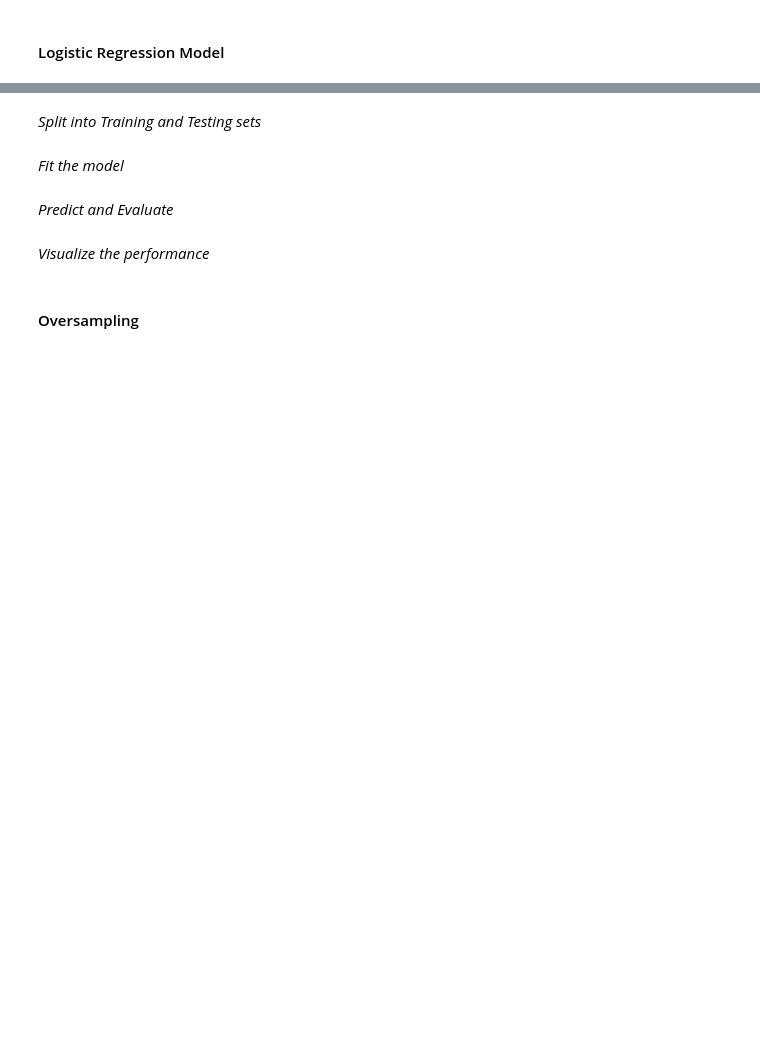
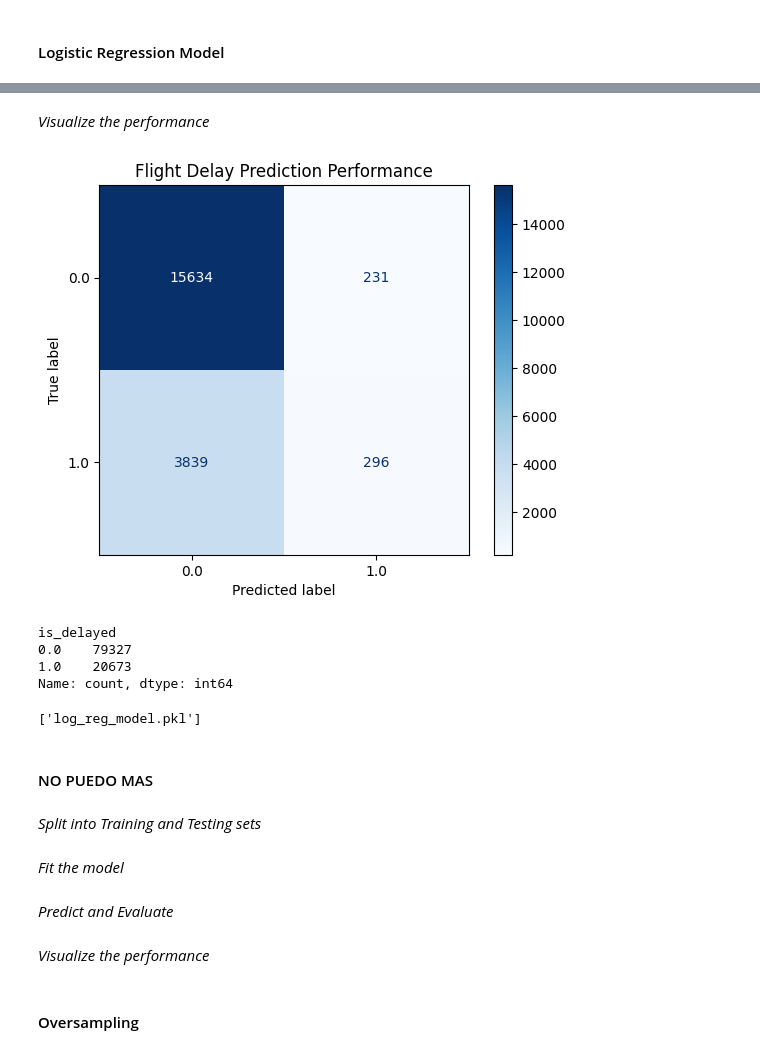
Before and after one commit to viladomiupati-sys/final_project, a Jupyter notebook: notebooks/ml_analysis_logistic_reg.ipynb, the cells around one changed output, grey strips where cells are left out. Cells and saved outputs as stored; diff of their text form; code cells hidden in the pictures; blank space fills up the shorter version.

```diff
--- a/notebooks/ml_analysis_logistic_reg.ipynb
+++ b/notebooks/ml_analysis_logistic_reg.ipynb
@@ -106,16 +126,3 @@ df_ml_concat = pd.concat([df_ml_numeric_scaled, df_ml_cat_scaled], axis=1)
 # %%
-features = [
-    'month',
-    'day_of_month',
-    'day_of_week',
-    'dep_bin',
-    'season',
-    'origin',
-    'dest',
-    'op_unique_carrier'
-]
-
-target = 'is_delayed'
-
-X = df_ml_concat[features]
-y = df_ml_concat[target]
+X = df_ml_concat
+y = df_ml['is_delayed']
@@ -123,0 +141,7 @@ y = df_ml_concat[target]
+# %%
+X_train, X_test, y_train, y_test = train_test_split(X, y, test_size=0.2, random_state=42, stratify=y)
+# %%
+log_reg_pipeline = Pipeline(steps=[
+    ('scaler', StandardScaler()),
+    ('classifier', LogisticRegression(max_iter=1000))
+])
@@ -123,0 +150,2 @@ y = df_ml_concat[target]
+# %%
+log_reg_pipeline.fit(X_train, y_train)
@@ -124 +169,26 @@ y = df_ml_concat[target]
+# %% [markdown]
+*Visualize the performance*
+# %%
+from sklearn.metrics import ConfusionMatrixDisplay
+
+ConfusionMatrixDisplay.from_estimator(log_reg_pipeline, X_test, y_test, cmap='Blues')
+plt.title("Flight Delay Prediction Performance")
+plt.show()
+# %% [output]
+[figure, added]
+# %%
+df_ml['is_delayed'].value_counts()
+# %% [output]
+is_delayed
+0.0    79327
+1.0    20673
+Name: count, dtype: int64
+# %%
+import joblib
+
+joblib.dump(log_reg_pipeline, "log_reg_model.pkl")
+# %% [output]
+['log_reg_model.pkl']
+# %% [markdown]
+#### NO PUEDO MAS
 # %%
```
Also changed, not shown: parts of 35 cells of this notebook, 4 other files.
